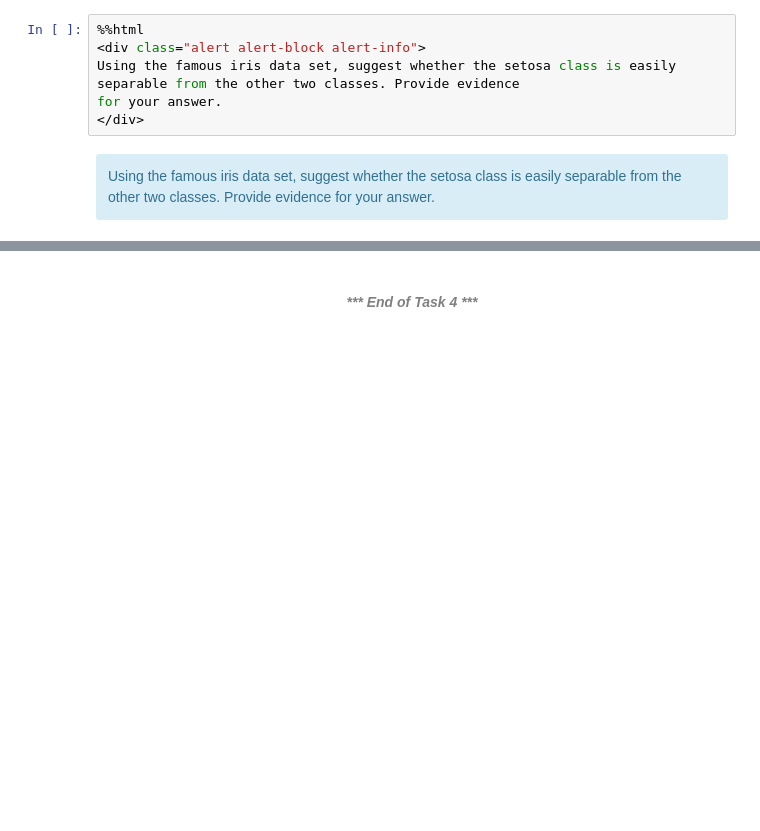
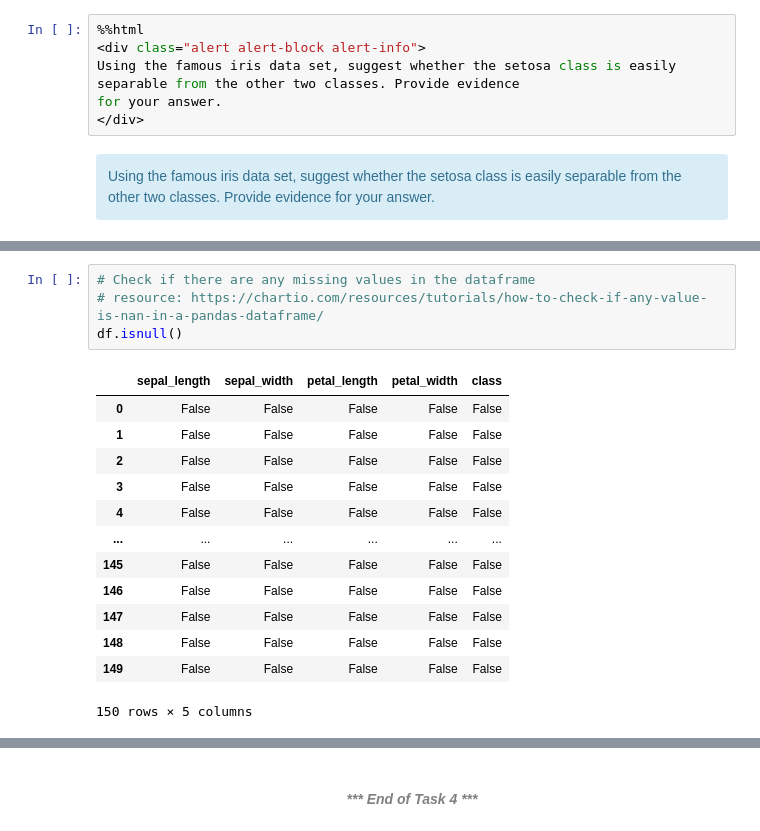
Before and after one commit to Anna20041983/Machine_Learning_and_Statistics, a Jupyter notebook: tasks.ipynb, the cells around one changed output, grey strips where cells are left out. Cells and saved outputs as stored; diff of their text form; blank space fills up the shorter version.

```diff
--- a/tasks.ipynb
+++ b/tasks.ipynb
@@ -587,0 +632,18 @@ Using the famous iris data set, suggest whether the setosa class is easily separ
+# %%
+# Check if there are any missing values in the dataframe
+# resource: https://chartio.com/resources/tutorials/how-to-check-if-any-value-is-nan-in-a-pandas-dataframe/
+df.isnull()
+# %% [output]
+|  | sepal_length | sepal_width | petal_length | petal_width | class |
+| 0 | False | False | False | False | False |
+| 1 | False | False | False | False | False |
+| 2 | False | False | False | False | False |
+| 3 | False | False | False | False | False |
+| 4 | False | False | False | False | False |
+| ... | ... | ... | ... | ... | ... |
+| 145 | False | False | False | False | False |
+| 146 | False | False | False | False | False |
+| 147 | False | False | False | False | False |
+| 148 | False | False | False | False | False |
+| 149 | False | False | False | False | False |
+150 rows × 5 columns
```
Also changed, not shown: parts of 19 cells of this notebook.
